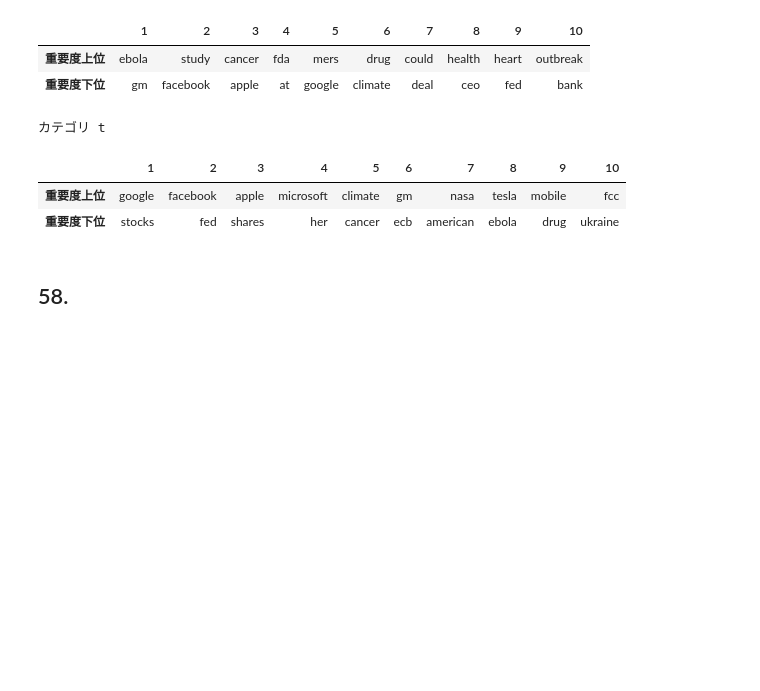
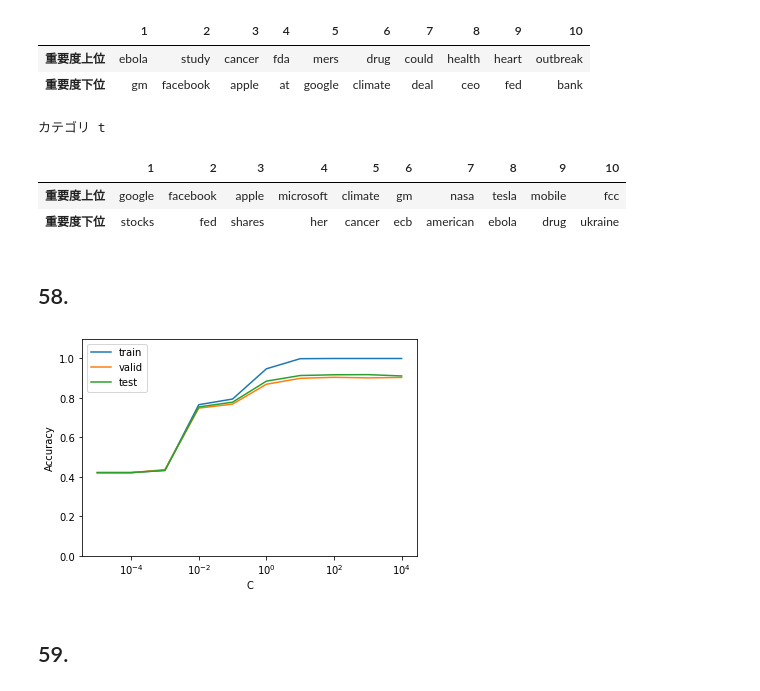
Before and after one commit to n4o847/nlp100-2020, a Jupyter notebook: ch06.ipynb, the cells around one changed output. Cells and saved outputs as stored; diff of their text form; code cells hidden in the pictures; blank space fills up the shorter version.

```diff
--- a/ch06.ipynb
+++ b/ch06.ipynb
@@ -205,3 +205,36 @@ for c, coef in zip(lr.classes_, lr.coef_):
 | 重要度下位 | stocks | fed | shares | her | cancer | ecb | american | ebola | drug | ukraine |
 # %% [markdown]
 ## 58.
+# %%
+from tqdm import tqdm
+
+result = []
+for C in tqdm(np.logspace(-5, 4, 10, base=10)):
+    lr = LogisticRegression(random_state=SEED, max_iter=10000, C=C)
+    lr.fit(train_feature, train['category'])
+
+    train_pred = lr.predict(train_feature)
+    valid_pred = lr.predict(valid_feature)
+    test_pred = lr.predict(test_feature)
+
+    train_accuracy = accuracy_score(train['category'], train_pred)
+    valid_accuracy = accuracy_score(valid['category'], valid_pred)
+    test_accuracy = accuracy_score(test['category'], test_pred)
+
+    result.append([C, train_accuracy, valid_accuracy, test_accuracy])
+
+result = np.array(result).T
+# %%
+plt.plot(result[0], result[1], label='train')
+plt.plot(result[0], result[2], label='valid')
+plt.plot(result[0], result[3], label='test')
+plt.ylim(0, 1.1)
+plt.ylabel('Accuracy')
+plt.xscale('log')
+plt.xlabel('C')
+plt.legend()
+plt.show()
+# %% [output]
+[figure, added]
+# %% [markdown]
+## 59.
```
Also changed, not shown: parts of 1 cell of this notebook, 1 other file.
